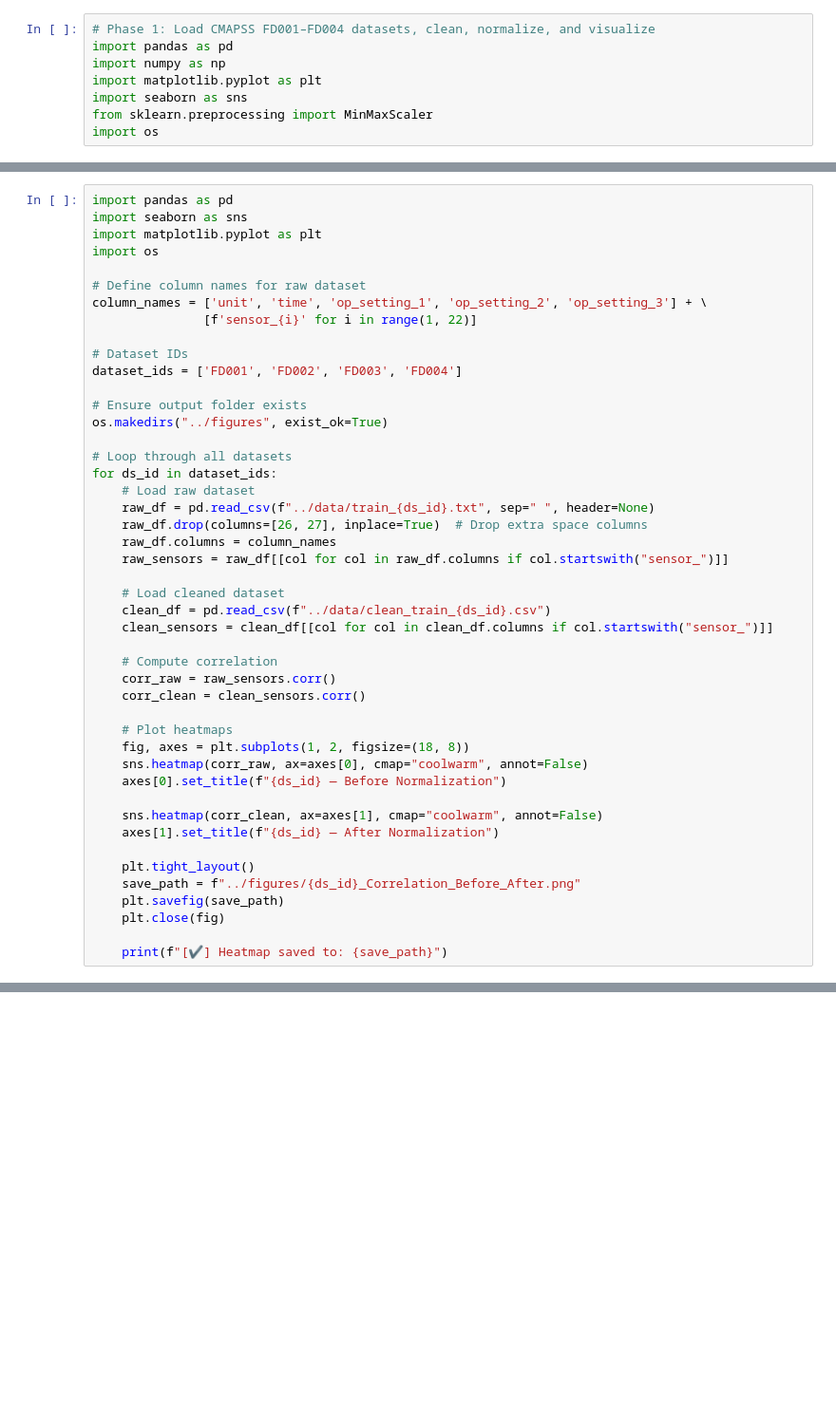
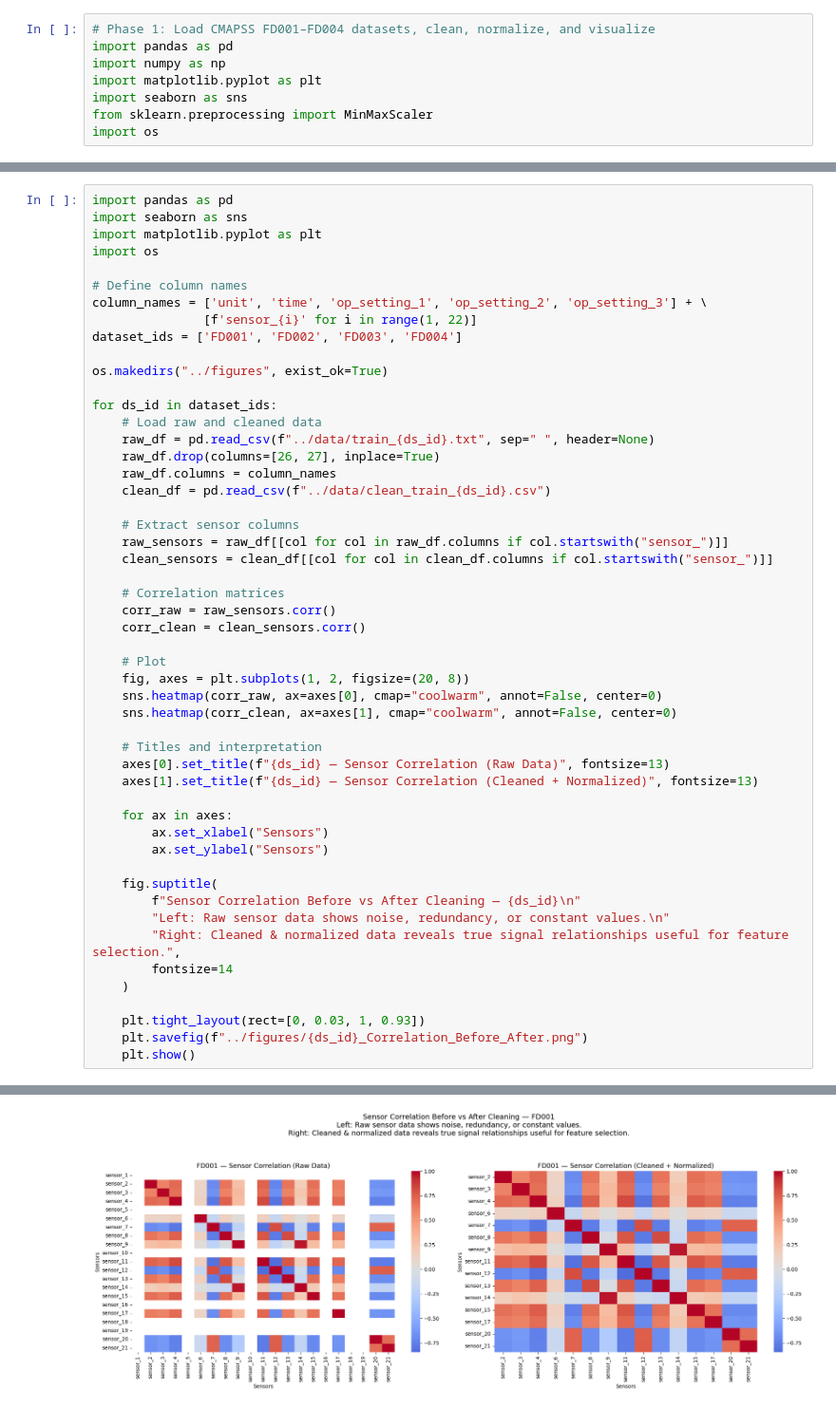
Before and after one commit to sunkenship2025/hybrid-predictive-maintenance, a Jupyter notebook: notebooks/01_data_cleaning.ipynb, the cells around one changed output, grey strips where cells are left out. Shown at 95% size. Cells and saved outputs as stored; diff of their text form; blank space fills up the shorter version.

```diff
--- a/notebooks/01_data_cleaning.ipynb
+++ b/notebooks/01_data_cleaning.ipynb
@@ -195,44 +360,49 @@ import seaborn as sns
 import matplotlib.pyplot as plt
 import os
 
-# Define column names for raw dataset
+# Define column names
 column_names = ['unit', 'time', 'op_setting_1', 'op_setting_2', 'op_setting_3'] + \
                [f'sensor_{i}' for i in range(1, 22)]
-
-# Dataset IDs
 dataset_ids = ['FD001', 'FD002', 'FD003', 'FD004']
 
-# Ensure output folder exists
 os.makedirs("../figures", exist_ok=True)
 
-# Loop through all datasets
 for ds_id in dataset_ids:
-    # Load raw dataset
+    # Load raw and cleaned data
     raw_df = pd.read_csv(f"../data/train_{ds_id}.txt", sep=" ", header=None)
-    raw_df.drop(columns=[26, 27], inplace=True)  # Drop extra space columns
+    raw_df.drop(columns=[26, 27], inplace=True)
     raw_df.columns = column_names
+    clean_df = pd.read_csv(f"../data/clean_train_{ds_id}.csv")
+
+    # Extract sensor columns
     raw_sensors = raw_df[[col for col in raw_df.columns if col.startswith("sensor_")]]
-
-    # Load cleaned dataset
-    clean_df = pd.read_csv(f"../data/clean_train_{ds_id}.csv")
     clean_sensors = clean_df[[col for col in clean_df.columns if col.startswith("sensor_")]]
 
-    # Compute correlation
+    # Correlation matrices
     corr_raw = raw_sensors.corr()
     corr_clean = clean_sensors.corr()
 
-    # Plot heatmaps
-    fig, axes = plt.subplots(1, 2, figsize=(18, 8))
-    sns.heatmap(corr_raw, ax=axes[0], cmap="coolwarm", annot=False)
-    axes[0].set_title(f"{ds_id} — Before Normalization")
+    # Plot
+    fig, axes = plt.subplots(1, 2, figsize=(20, 8))
+    sns.heatmap(corr_raw, ax=axes[0], cmap="coolwarm", annot=False, center=0)
+    sns.heatmap(corr_clean, ax=axes[1], cmap="coolwarm", annot=False, center=0)
 
-    sns.heatmap(corr_clean, ax=axes[1], cmap="coolwarm", annot=False)
-    axes[1].set_title(f"{ds_id} — After Normalization")
+    # Titles and interpretation
+    axes[0].set_title(f"{ds_id} — Sensor Correlation (Raw Data)", fontsize=13)
+    axes[1].set_title(f"{ds_id} — Sensor Correlation (Cleaned + Normalized)", fontsize=13)
 
-    plt.tight_layout()
-    save_path = f"../figures/{ds_id}_Correlation_Before_After.png"
-    plt.savefig(save_path)
-    plt.close(fig)
+    for ax in axes:
+        ax.set_xlabel("Sensors")
+        ax.set_ylabel("Sensors")
 
-    print(f"[✔] Heatmap saved to: {save_path}")
+    fig.suptitle(
+        f"Sensor Correlation Before vs After Cleaning — {ds_id}\n"
+        "Left: Raw sensor data shows noise, redundancy, or constant values.\n"
+        "Right: Cleaned & normalized data reveals true signal relationships useful for feature selection.",
+        fontsize=14
+    )
+
+    plt.tight_layout(rect=[0, 0.03, 1, 0.93])
+    plt.savefig(f"../figures/{ds_id}_Correlation_Before_After.png")
+    plt.show()
 # %% [output]
@@ -242,0 +409 @@ for ds_id in dataset_ids:
+[figure, added]
```
Also changed, not shown: parts of 15 cells of this notebook, 6 other files.
